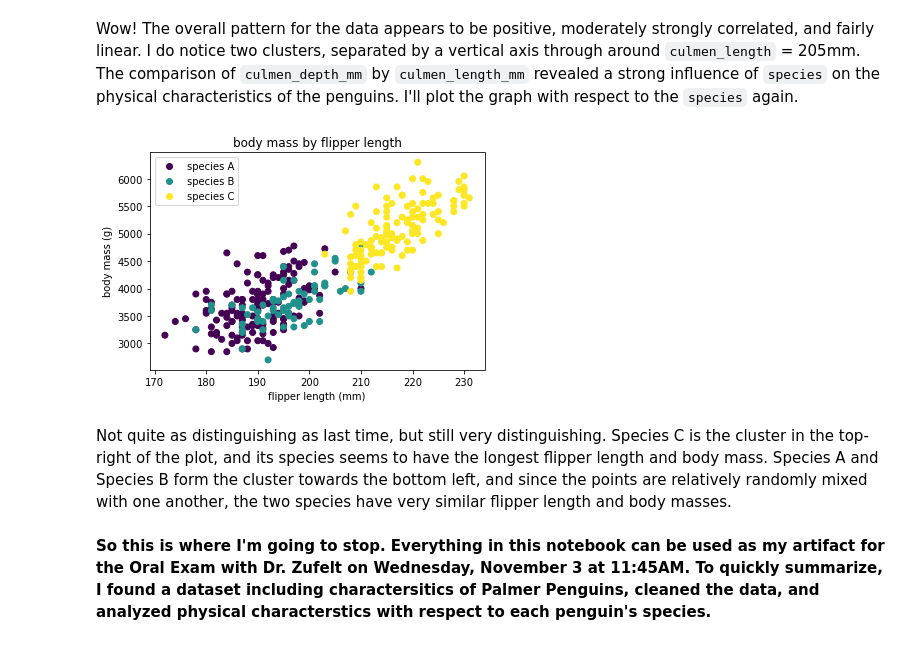
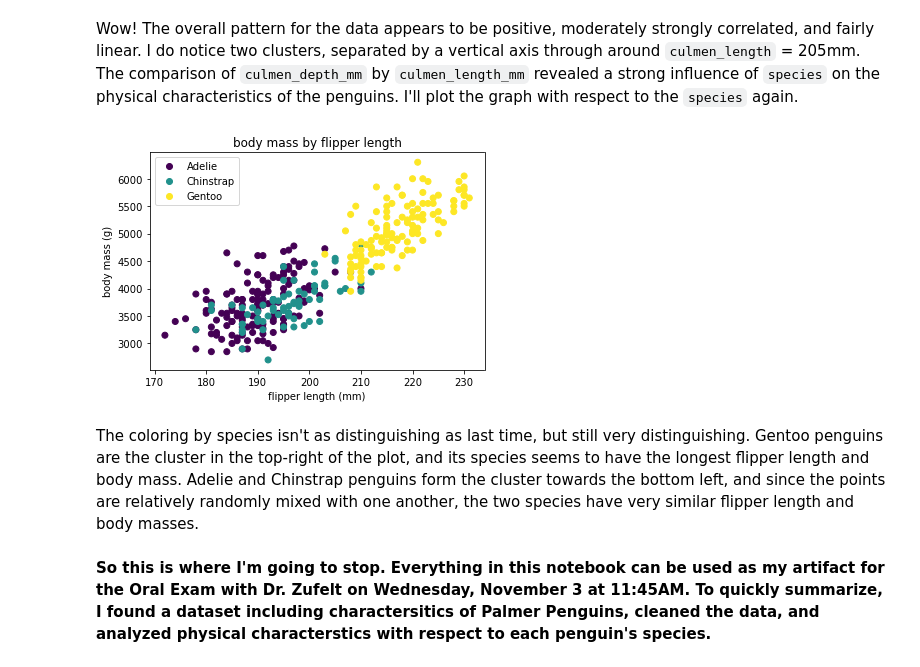
Before and after one commit to michaelhlavaty981/CSC630-Machine-Learning, a Jupyter notebook: Palmer_Penguins.ipynb, the cells around one changed output. Cells and saved outputs as stored; diff of their text form; code cells hidden in the pictures.

```diff
--- a/Palmer_Penguins.ipynb
+++ b/Palmer_Penguins.ipynb
@@ -172,13 +172,13 @@ Wow! The overall pattern for the data appears to be positive, moderately strongl
 # %%
 scatter = plt.scatter(data.flipper_length_mm, data.body_mass_g, c=data.species.astype('category').cat.codes)
 plt.title("body mass by flipper length")
 plt.xlabel("flipper length (mm)")
 plt.ylabel("body mass (g)")
-plt.legend(handles = scatter.legend_elements()[0], labels = ['species A','species B','species C'])
+plt.legend(handles = scatter.legend_elements()[0], labels = ['Adelie','Chinstrap','Gentoo'])
 plt.show()
 # %% [output]
-[figure, old version]
+[figure, new version]
 # %% [markdown]
-Not quite as distinguishing as last time, but still very distinguishing. Species C is the cluster in the top-right of the plot, and its species seems to have the longest flipper length and body mass. Species A and Species B form the cluster towards the bottom left, and since the points are relatively randomly mixed with one another, the two species have very similar flipper length and body masses.
+The coloring by species isn't as distinguishing as last time, but still very distinguishing. Gentoo penguins are the cluster in the top-right of the plot, and its species seems to have the longest flipper length and body mass. Adelie and Chinstrap penguins form the cluster towards the bottom left, and since the points are relatively randomly mixed with one another, the two species have very similar flipper length and body masses.
 # %% [markdown]
 __So this is where I'm going to stop. Everything in this notebook can be used as my artifact for the Oral Exam with Dr. Zufelt on Wednesday, November 3 at 11:45AM. To quickly summarize, I found a dataset including charactersitics of Palmer Penguins, cleaned the data, and analyzed physical characterstics with respect to each penguin's species.__
```
Also changed, not shown: parts of 3 cells of this notebook.
